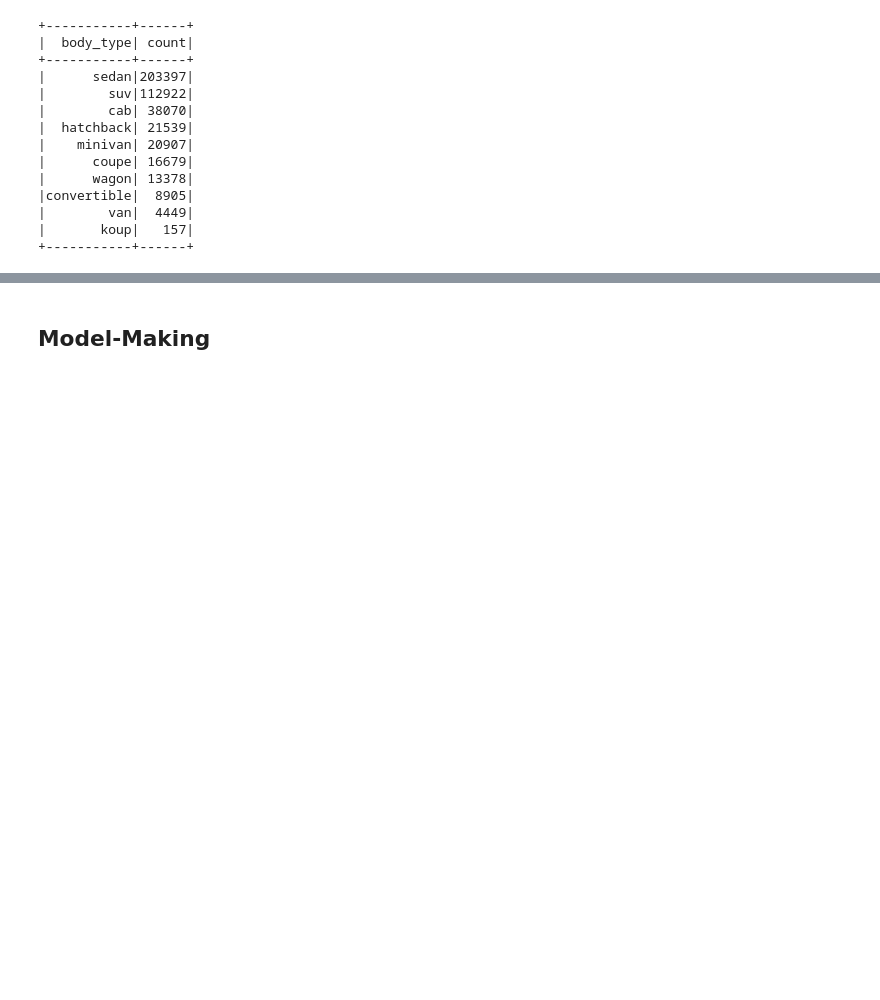
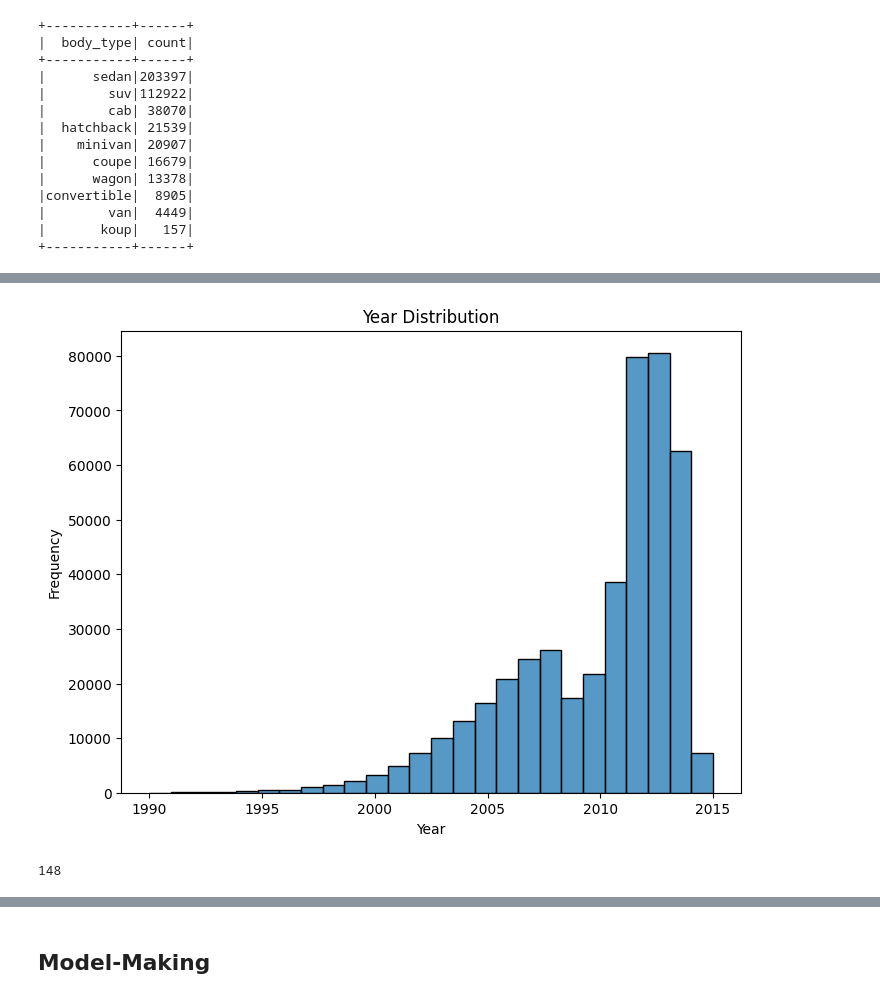
Before and after one commit to novemeliaw/used-car-prediction, a Jupyter notebook: prediction.ipynb, the cells around one changed output, grey strips where cells are left out. Saved outputs shown, nothing was run; the diff lists cells and outputs as text; code cells hidden in the pictures; blank space fills up the shorter version.

```diff
--- a/prediction.ipynb
+++ b/prediction.ipynb
@@ -176,6 +175,7 @@ df.groupBy("transmission").count().sort("count").show()
 +------------+------+
 # %%
 # Cast to respective data types
+df = df.withColumn('sellingprice', col('sellingprice').cast('integer'))
 df = df.withColumn('mmr', col('mmr').cast('integer'))
 df = df.withColumn('condition', col('condition').cast('double'))
 df = df.withColumn('odometer', col('odometer').cast('integer'))
@@ -278,0 +370,11 @@ df.groupBy("body_type").count().sort(desc("count")).show()
+# %%
+df_pd = df.select('year').toPandas()
+plt.figure(figsize=(8, 6))
+sns.histplot(data=df_pd, x='year', bins=26)
+plt.title('Year Distribution')
+plt.xlabel('Year')
+plt.ylabel('Frequency')
+
+plt.show()
+# %% [output]
+[figure, added]
@@ -278,0 +389,4 @@ df.groupBy("body_type").count().sort(desc("count")).show()
+# %%
+df_2.select('year', 'saledate_clean').where(col('year') > year(col('saledate_clean'))).count()
+# %% [output]
+148
```
Also changed, not shown: parts of 55 cells of this notebook.
